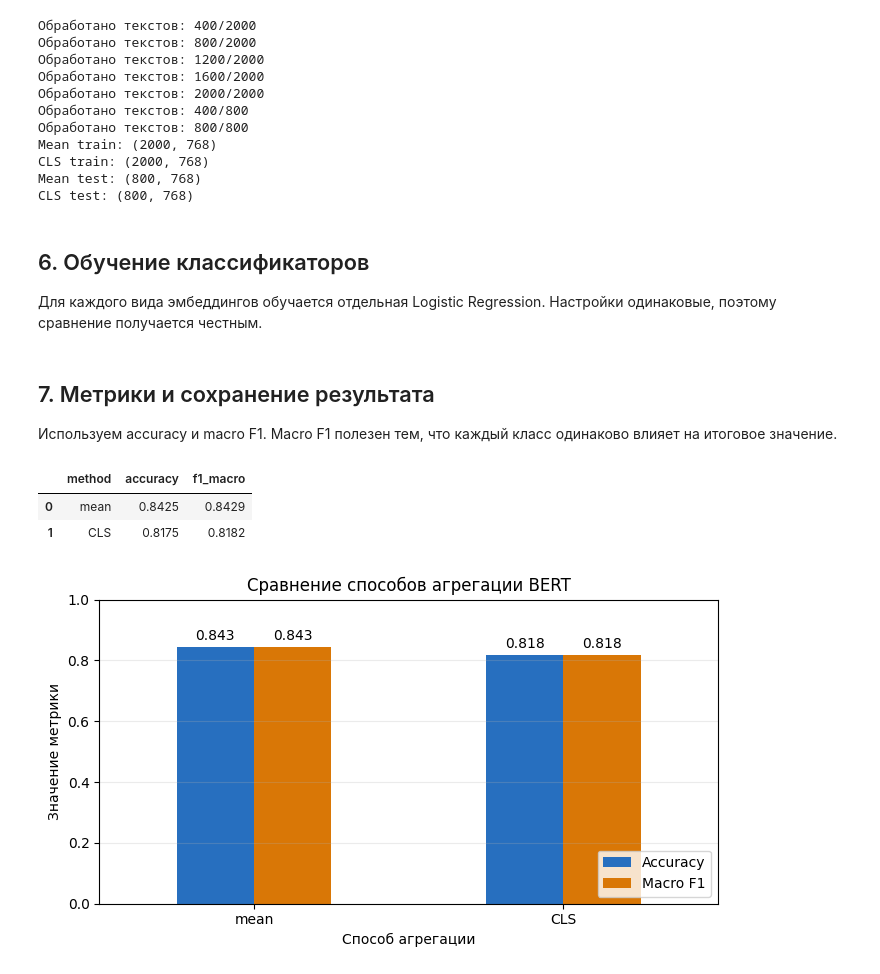
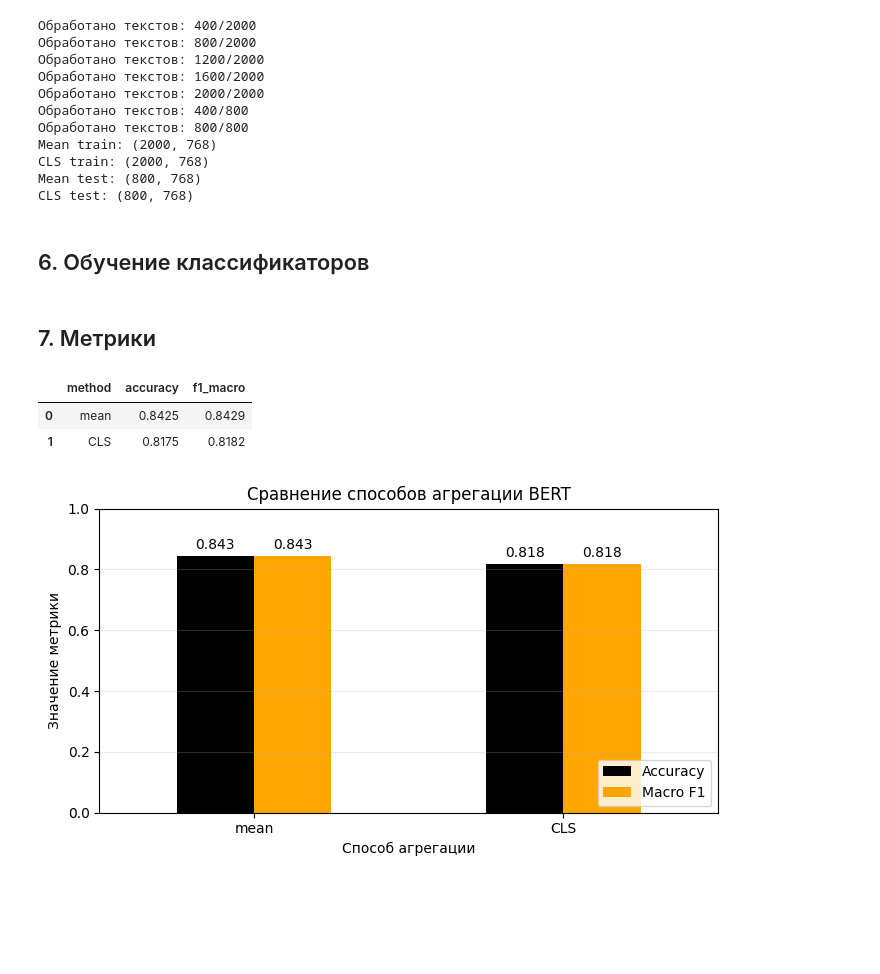
Before and after one commit to ivanVgusev/conversational-ai-and-llms, a Jupyter notebook: lab1_text_embeddings/lab1.ipynb, the cells around one changed output. Saved outputs shown, nothing was run; the diff lists cells and outputs as text; code cells hidden in the pictures; blank space fills up the shorter version.

```diff
--- a/lab1_text_embeddings/lab1.ipynb
+++ b/lab1_text_embeddings/lab1.ipynb
@@ -231,8 +198,6 @@ Mean test: (800, 768)
 CLS test: (800, 768)
 # %% [markdown]
 ## 6. Обучение классификаторов
-
-Для каждого вида эмбеддингов обучается отдельная Logistic Regression. Настройки одинаковые, поэтому сравнение получается честным.
 # %%
 classifier_mean = LogisticRegression(max_iter=1000, random_state=SEED)
 classifier_cls = LogisticRegression(max_iter=1000, random_state=SEED)
@@ -243,9 +208,7 @@ classifier_cls.fit(X_train_cls, y_train)
 predictions_mean = classifier_mean.predict(X_test_mean)
 predictions_cls = classifier_cls.predict(X_test_cls)
 # %% [markdown]
-## 7. Метрики и сохранение результата
-
-Используем accuracy и macro F1. Macro F1 полезен тем, что каждый класс одинаково влияет на итоговое значение.
+## 7. Метрики
 # %%
 metrics = pd.DataFrame([
     {
@@ -272,22 +235,22 @@ metrics.round(4)
 # %%
 plot_data = metrics.set_index("method")[["accuracy", "f1_macro"]]
 axis = plot_data.plot(
     kind="bar",
     figsize=(7, 4),
-    color=["#276FBF", "#D97706"],
+    color=["black", "orange"],
     ylim=(0, 1),
     rot=0,
 )
 axis.set_title("Сравнение способов агрегации BERT")
 axis.set_xlabel("Способ агрегации")
 axis.set_ylabel("Значение метрики")
 axis.grid(axis="y", alpha=0.25)
 axis.legend(["Accuracy", "Macro F1"], loc="lower right")
 
 for container in axis.containers:
     axis.bar_label(container, fmt="%.3f", padding=3)
 
 plt.tight_layout()
 plt.show()
 # %% [output]
-[figure, old version]
+[figure, new version]
```
Also changed, not shown: parts of 16 cells of this notebook, 1 other file.
